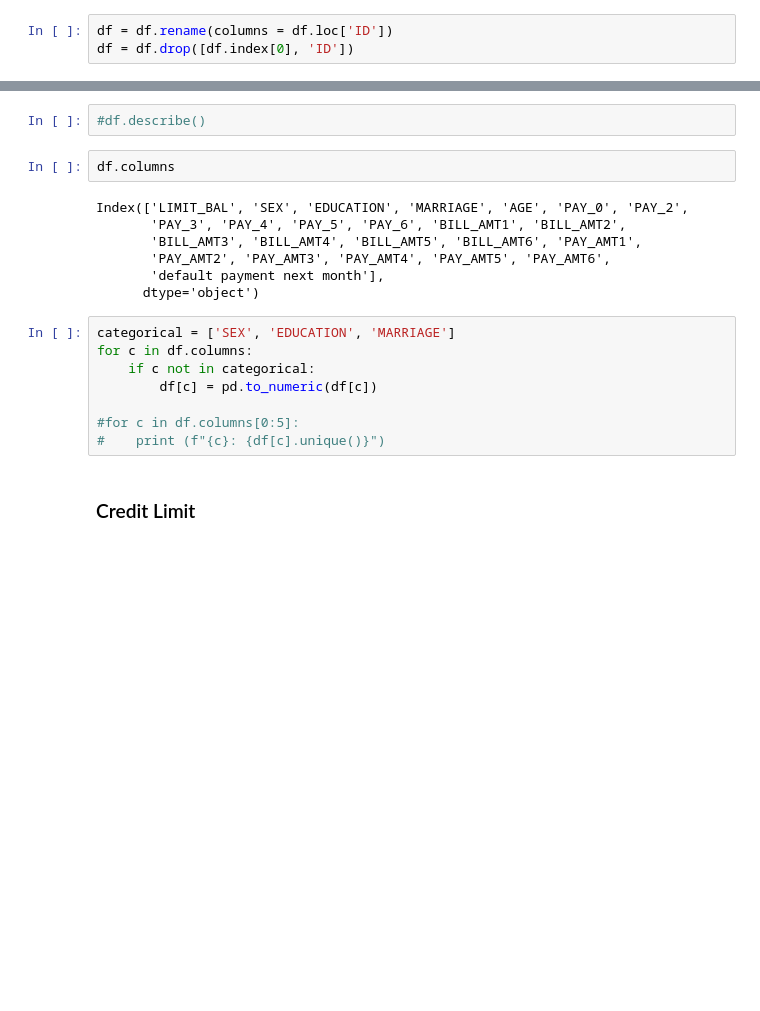
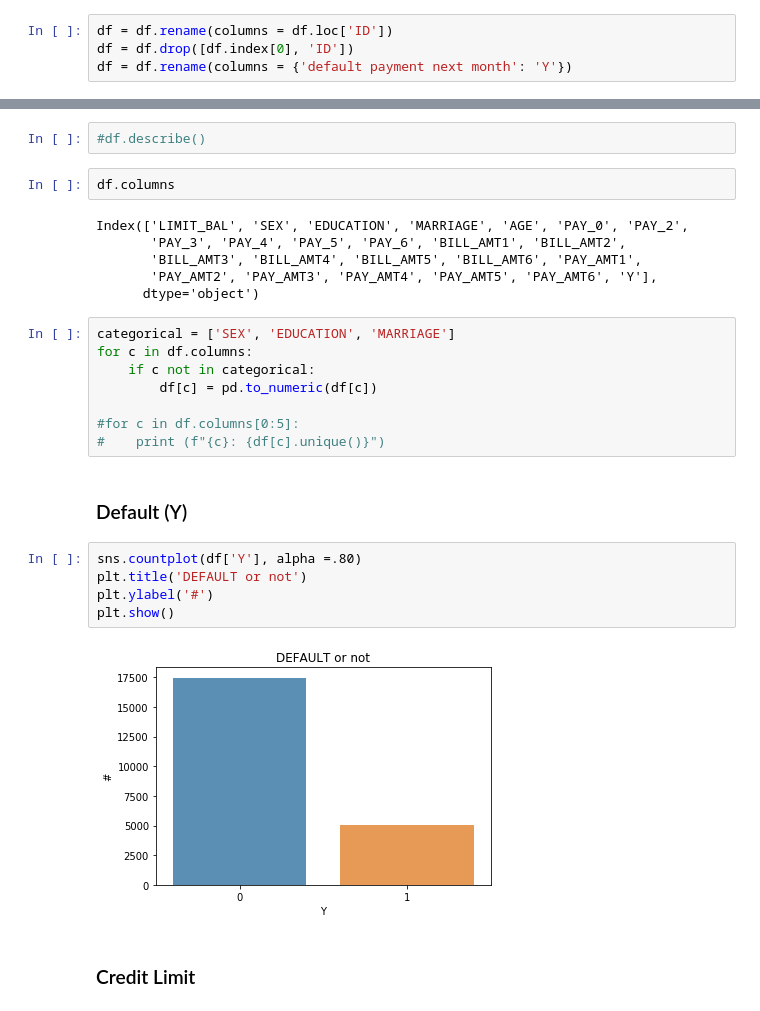
Before and after one commit to stereopickle/credit_card_default_classification, a Jupyter notebook: 010.Process.ipynb, the cells around one changed output, grey strips where cells are left out. Cells and saved outputs as stored; diff of their text form; blank space fills up the shorter version.

```diff
--- a/010.Process.ipynb
+++ b/010.Process.ipynb
@@ -25,6 +33,7 @@ It seems like there's a row that's supposed to be the header.
 # %%
 df = df.rename(columns = df.loc['ID'])
 df = df.drop([df.index[0], 'ID'])
+df = df.rename(columns = {'default payment next month': 'Y'})
 # %%
 #df.info()
 # %% [markdown]
@@ -37,8 +46,7 @@ df.columns
 Index(['LIMIT_BAL', 'SEX', 'EDUCATION', 'MARRIAGE', 'AGE', 'PAY_0', 'PAY_2',
        'PAY_3', 'PAY_4', 'PAY_5', 'PAY_6', 'BILL_AMT1', 'BILL_AMT2',
        'BILL_AMT3', 'BILL_AMT4', 'BILL_AMT5', 'BILL_AMT6', 'PAY_AMT1',
-       'PAY_AMT2', 'PAY_AMT3', 'PAY_AMT4', 'PAY_AMT5', 'PAY_AMT6',
-       'default payment next month'],
+       'PAY_AMT2', 'PAY_AMT3', 'PAY_AMT4', 'PAY_AMT5', 'PAY_AMT6', 'Y'],
       dtype='object')
 # %%
 categorical = ['SEX', 'EDUCATION', 'MARRIAGE']
@@ -48,6 +56,15 @@ for c in df.columns:
 
 #for c in df.columns[0:5]:
 #    print (f"{c}: {df[c].unique()}")
+# %% [markdown]
+### Default (Y)
+# %%
+sns.countplot(df['Y'], alpha =.80)
+plt.title('DEFAULT or not')
+plt.ylabel('#')
+plt.show()
+# %% [output]
+[figure, added]
 # %% [markdown]
 ### Credit Limit
 # %%
```
Also changed, not shown: parts of 69 cells of this notebook.
